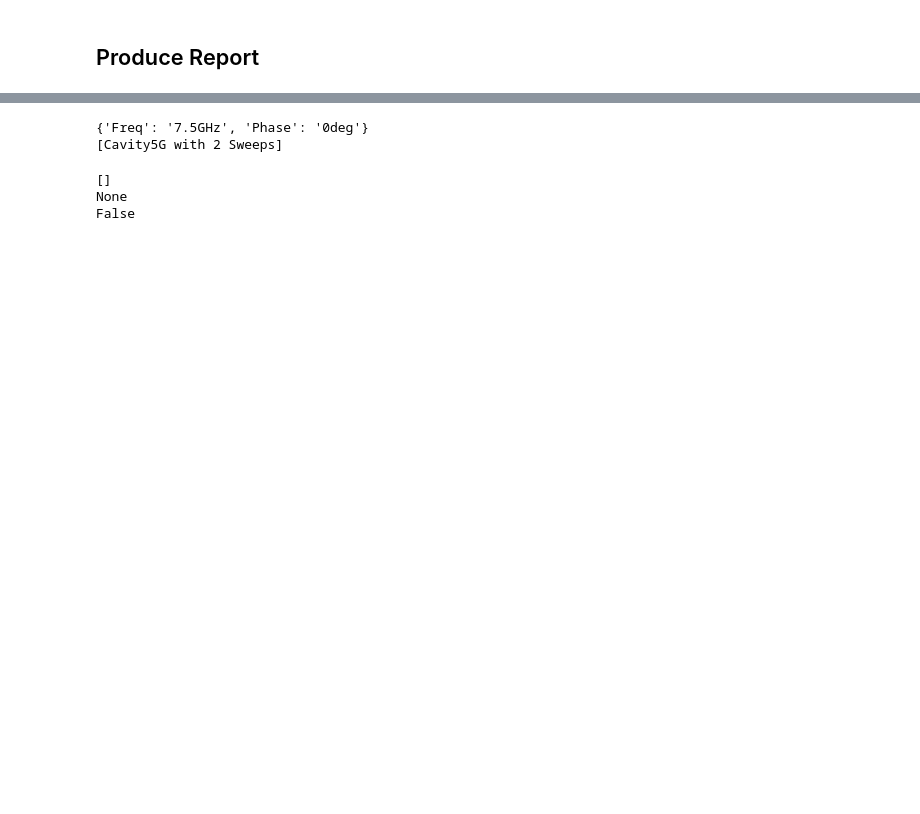
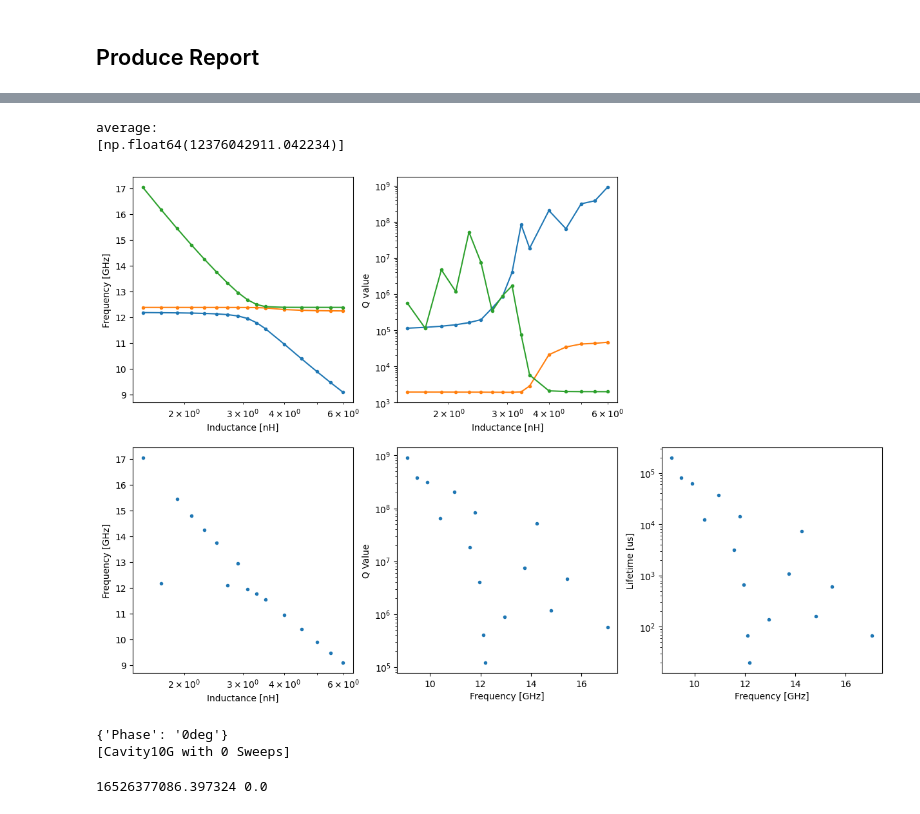
Before and after one commit to yminononono/Quantum-pyAEDT, a Jupyter notebook: BoxCavity.ipynb, the cells around one changed output, grey strips where cells are left out. Drawn from its saved outputs; the diff is of its cells as text; code cells hidden in the pictures; blank space fills up the shorter version.

Commit message:
Included chip design to box cavity simulation

```diff
--- a/BoxCavity.ipynb
+++ b/BoxCavity.ipynb
@@ -19,7 +19,7 @@ from devices import *
 # %% [markdown]
 ## Configuration
 # %%
-config = load_config( "config/Cavity_Qubit5G.yaml" )
+config = load_config( "config/Cavity_Qubit10G.yaml" )
 
 pprint.pprint(config)
 options = config["solution"]["options"]
@@ -303,7 +317,7 @@ for id in range(len(solution_data.variations)):
 if config["solution"]["type"] == "Eigenmode":
     # report = hfss.post.reports_by_category.eigenmode(expressions=expressions)
     solution_data = report.get_solution_data()
-    solution_data.export_data_to_csv(output="output/CoaxCavity_Eigenmode.csv")
+    solution_data.export_data_to_csv(output=f'output/{config["solution"]["name"]}_Eigenmode.csv')
 
     max_freq_list = []
     max_Q_list = []
@@ -400,33 +414,37 @@ if config["solution"]["type"] == "Eigenmode":
         max_Q_list = np.array(max_Q_list)
         next_Q_list = np.array(next_Q_list)
         max_lifetime_list = 2*max_Q_list/max_freq_list
         next_lifetime_list = 2*next_Q_list/next_freq_list
         plt.figure(figsize=(15,10))
         plt.subplot(231, xlabel = "Inductance [nH]", ylabel = "Frequency [GHz]")
         for imode, mode in enumerate(report.expressions):
             plt.plot(variation_list*1e9, mode_freq_array[imode]*1e-9, marker = ".")
         plt.xscale('log')
 
         plt.subplot(232, xlabel = "Inductance [nH]", ylabel = "Q value")
         for imode, mode in enumerate(report.expressions):
             plt.plot(variation_list*1e9, mode_Q_array[imode], marker = ".")
         plt.yscale('log')
         plt.xscale('log')
 
         plt.subplot(234, xlabel = "Inductance [nH]", ylabel = "Frequency [GHz]")
         plt.plot(variation_list*1e9, max_freq_list*1e-9, marker=".", linestyle='None')
         #plt.plot(variation_list*1e9, next_freq_list*1e-9, marker=".")
         plt.xscale('log')
 
         plt.subplot(235, xlabel = "Frequency [GHz]", ylabel = "Q Value")
         plt.plot(max_freq_list*1e-9, max_Q_list, marker=".", linestyle='None')
         #plt.plot(next_freq_list*1e-9, next_Q_list, marker=".")
         plt.yscale('log')
 
         plt.subplot(236, xlabel = "Frequency [GHz]", ylabel = "Lifetime [us]")
         plt.plot(max_freq_list*1e-9, max_lifetime_list*1e6, marker=".", linestyle='None')
         #plt.plot(next_freq_list*1e-9, next_Q_list, marker=".")
         plt.yscale('log')
+# %% [output]
+average:
+[np.float64(12376042911.042234)]
+[figure, added]
 # %%
 ## Get intrinsic information (First you need the solution frequency)
 intrinsics = hfss.setups[0].default_intrinsics
@@ -435,8 +453,8 @@ print(hfss.setups)
 solution = hfss.setups[0].get_solution_data()
 # intrinsics["Freq"] = hfss.setups[0].properties["Solution Freq"]
 # %% [output]
-{'Freq': '7.5GHz', 'Phase': '0deg'}
-[Cavity5G with 2 Sweeps]
+{'Phase': '0deg'}
+[Cavity10G with 0 Sweeps]
 # %%
 ## Plot field (Currently disabled)
 # cutlist = ["Global:YZ"]
@@ -468,10 +487,6 @@ if config["solution"]["type"]=="Modal":
 
     # plane_plot.delete()
     # plane_plot = hfss.post.create_fieldplot_cutplane("Global:YZ", "Mag_E", plot_name = "plane_Mag", setup="MySetup: Sweep1")
-# %% [output]
-[]
-None
-False
 # %%
 if config["solution"]["type"]=="Eigenmode":
     sources = {"1": "0", "2": "0", "3": "1"}
@@ -481,8 +496,11 @@ if config["solution"]["type"]=="Eigenmode":
     max_value = hfss.post.get_scalar_field_value("Mag_E","Maximum")
     print(max_value, min_value)
 
-    plane_plot.change_plot_scale(maximum_value=max_value, minimum_value=1, is_log=True)
+    # plane_plot_YZ.change_plot_scale(maximum_value=max_value, minimum_value=1, is_log=True)
+    # plane_plot_XZ.change_plot_scale(maximum_value=max_value, minimum_value=1, is_log=True)
     # hfss.post.change_field_plot_scale(plot_name="plane_Mag1", maximum_value=max_value, minimum_value=1, is_log=True )
+# %% [output]
+16526377086.397324 0.0
 # %%
 # for id in range(len(solution_data.variations)):
 #         solution_data.set_active_variation(id)
```
Also changed, not shown: parts of 7 cells of this notebook, 3 other files.
